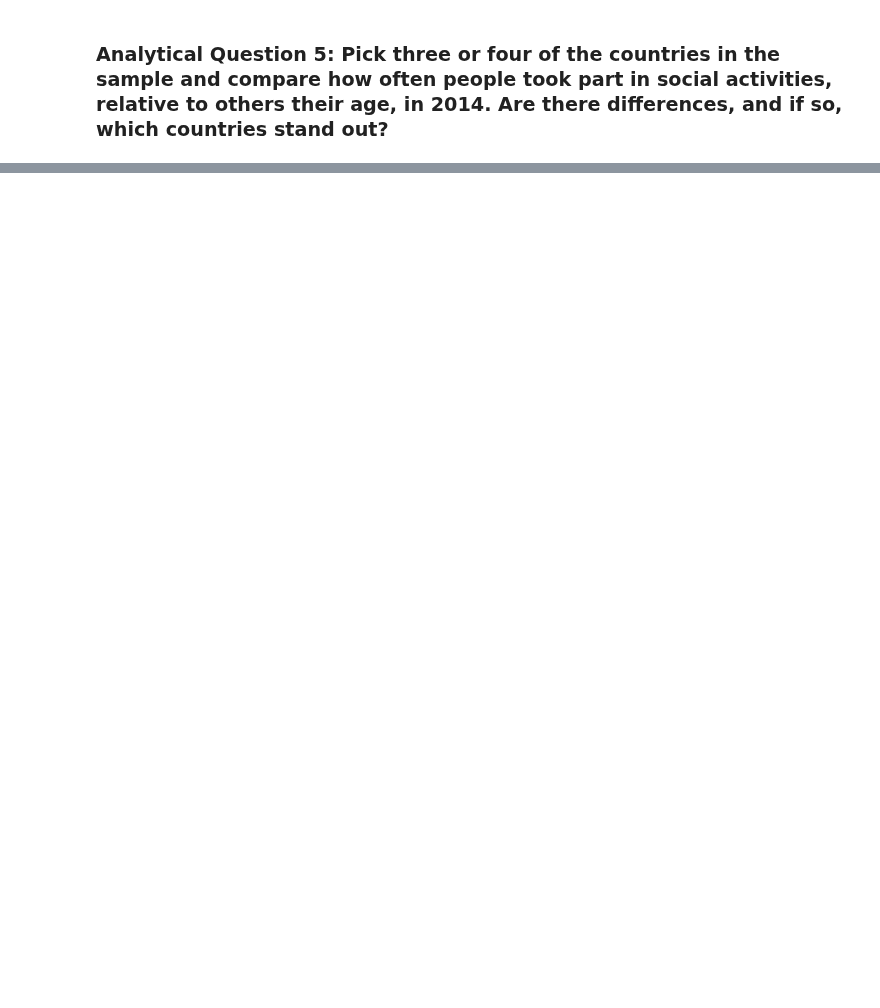
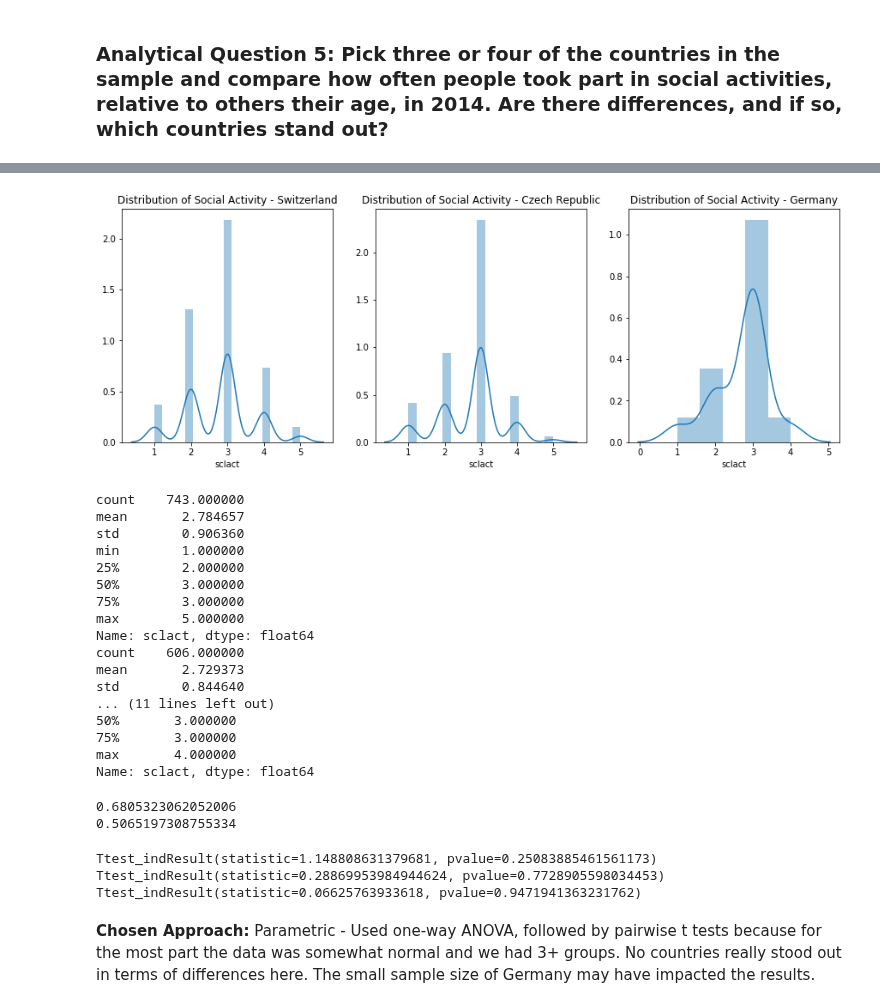
Before and after one commit to str007/Thinkful, a Jupyter notebook: Parametric_NonParametric_Analysis.ipynb, the cells around one changed output, grey strips where cells are left out. Saved outputs shown, nothing was run; the diff lists cells and outputs as text; code cells hidden in the pictures; blank space fills up the shorter version.

```diff
--- a/Parametric_NonParametric_Analysis.ipynb
+++ b/Parametric_NonParametric_Analysis.ipynb
@@ -324,0 +380,68 @@ KruskalResult(statistic=450.71321732949133, pvalue=3.44687186022373e-95)
+# %%
+#Filter dataframes for just 2014
+CH = ess.loc[(ess['cntry'] == 'CH') & (ess['year'] == 'Year-2014')]
+CZ = ess.loc[(ess['cntry'] == 'CZ') & (ess['year'] == 'Year-2014')]
+DE = ess.loc[(ess['cntry'] == 'DE') & (ess['year'] == 'Year-2014')]
+# %%
+#Look at histograms for partner/no partner fairness
+plt.figure(figsize=[15,5])
+
+plt.subplot(1,3,1)
+sns.distplot(CH['sclact'])
+plt.title('Distribution of Social Activity - Switzerland')
+
+plt.subplot(1,3,2)
+sns.distplot(CZ['sclact'])
+plt.title('Distribution of Social Activity - Czech Republic')
+
+plt.subplot(1,3,3)
+sns.distplot(DE['sclact'])
+plt.title('Distribution of Social Activity - Germany')
+plt.show()
+
+print(CH.sclact.describe())
+print(CZ.sclact.describe())
+print(DE.sclact.describe())
+# %% [output]
+[figure, added]
+count    743.000000
+mean       2.784657
+std        0.906360
+min        1.000000
+25%        2.000000
+50%        3.000000
+75%        3.000000
+max        5.000000
+Name: sclact, dtype: float64
+count    606.000000
+mean       2.729373
+std        0.844640
+... (11 lines left out)
+50%       3.000000
+75%       3.000000
+max       4.000000
+Name: sclact, dtype: float64
+# %%
+F, p = stats.f_oneway(
+    CH['sclact'],
+    CZ['sclact'],
+    DE['sclact'])
+
+#F statistic.
+print(F)
+
+#A p < .05 would lead us to believe the group means were not all similar in the population.
+print(p)
+# %% [output]
+0.6805323062052006
+0.5065197308755334
+# %%
+print(stats.ttest_ind(CH['sclact'], CZ['sclact']))
+print(stats.ttest_ind(CH['sclact'], DE['sclact']))
+print(stats.ttest_ind(CZ['sclact'], DE['sclact']))
+# %% [output]
+Ttest_indResult(statistic=1.148808631379681, pvalue=0.25083885461561173)
+Ttest_indResult(statistic=0.28869953984944624, pvalue=0.7728905598034453)
+Ttest_indResult(statistic=0.06625763933618, pvalue=0.9471941363231762)
+# %% [markdown]
+**Chosen Approach:** Parametric - Used one-way ANOVA, followed by pairwise t tests because for the most part the data was somewhat normal and we had 3+ groups. No countries really stood out in terms of differences here. The small sample size of Germany may have impacted the results.
```
Also changed, not shown: parts of 17 cells of this notebook.
